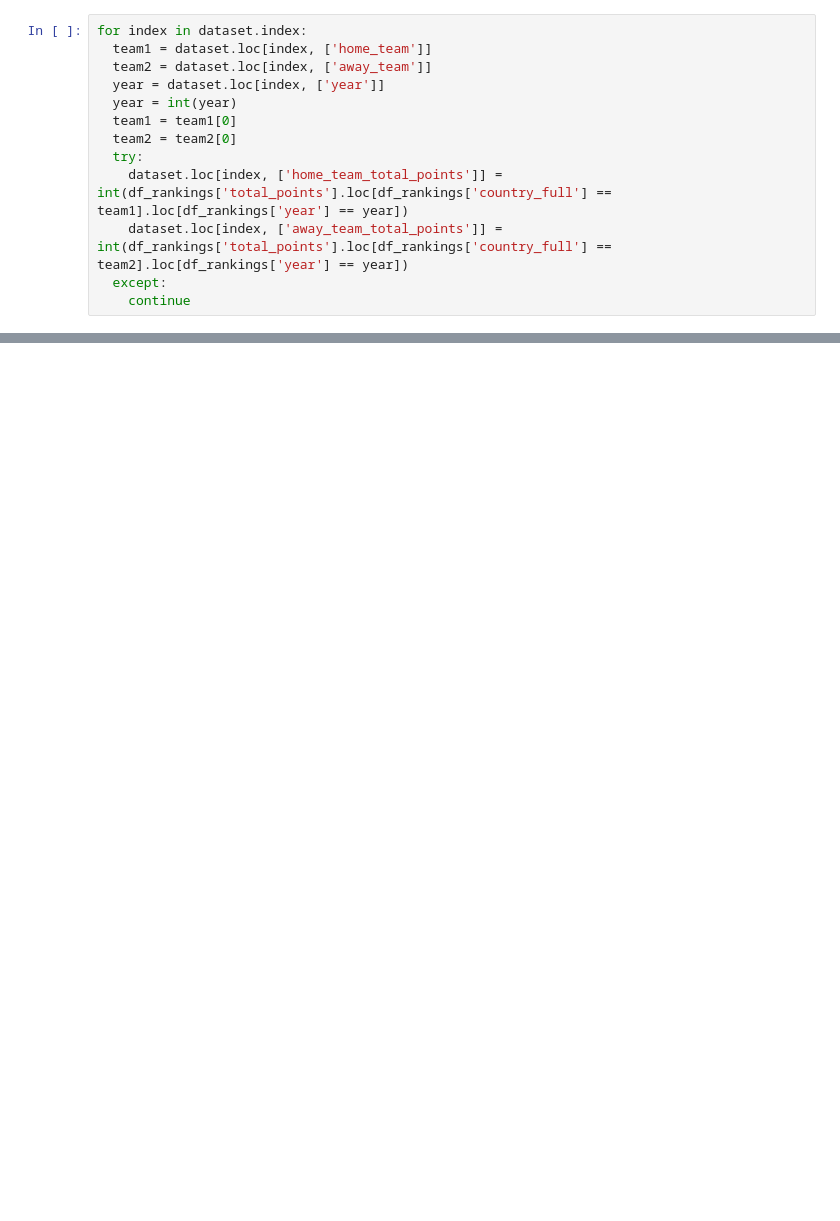
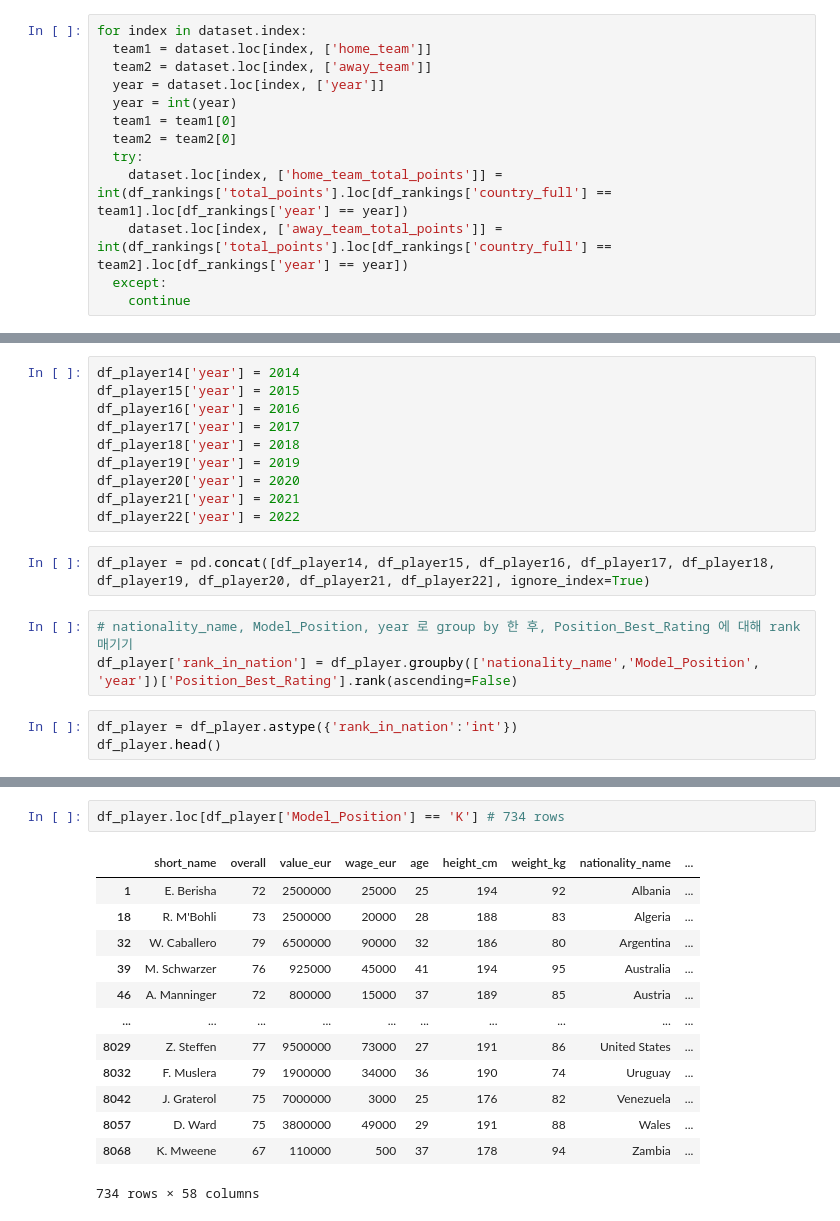
Before and after one commit to 2022-FIFA-World-Cup-Qatar-BigData/data, a Jupyter notebook: FIFA_input_dataframe.ipynb, the cells around one changed output, grey strips where cells are left out. Saved outputs shown, nothing was run; the diff lists cells and outputs as text; blank space fills up the shorter version.

```diff
--- a/FIFA_input_dataframe.ipynb
+++ b/FIFA_input_dataframe.ipynb
@@ -243,0 +519,18 @@ player 데이터 합치기
+# %%
+df_player14['year'] = 2014
+df_player15['year'] = 2015
+df_player16['year'] = 2016
+df_player17['year'] = 2017
+df_player18['year'] = 2018
+df_player19['year'] = 2019
+df_player20['year'] = 2020
+df_player21['year'] = 2021
+df_player22['year'] = 2022
+# %%
+df_player = pd.concat([df_player14, df_player15, df_player16, df_player17, df_player18, df_player19, df_player20, df_player21, df_player22], ignore_index=True)
+# %%
+# nationality_name, Model_Position, year 로 group by 한 후, Position_Best_Rating 에 대해 rank 매기기
+df_player['rank_in_nation'] = df_player.groupby(['nationality_name','Model_Position', 'year'])['Position_Best_Rating'].rank(ascending=False)
+# %%
+df_player = df_player.astype({'rank_in_nation':'int'})
+df_player.head()
@@ -243,0 +565,16 @@ player 데이터 합치기
+# %%
+df_player.loc[df_player['Model_Position'] == 'K'] # 734 rows
+# %% [output]
+|  | short_name | overall | value_eur | wage_eur | age | height_cm | weight_kg | nationality_name | ... |
+| 1 | E. Berisha | 72 | 2500000 | 25000 | 25 | 194 | 92 | Albania | ... |
+| 18 | R. M'Bohli | 73 | 2500000 | 20000 | 28 | 188 | 83 | Algeria | ... |
+| 32 | W. Caballero | 79 | 6500000 | 90000 | 32 | 186 | 80 | Argentina | ... |
+| 39 | M. Schwarzer | 76 | 925000 | 45000 | 41 | 194 | 95 | Australia | ... |
+| 46 | A. Manninger | 72 | 800000 | 15000 | 37 | 189 | 85 | Austria | ... |
+| ... | ... | ... | ... | ... | ... | ... | ... | ... | ... |
+| 8029 | Z. Steffen | 77 | 9500000 | 73000 | 27 | 191 | 86 | United States | ... |
+| 8032 | F. Muslera | 79 | 1900000 | 34000 | 36 | 190 | 74 | Uruguay | ... |
+| 8042 | J. Graterol | 75 | 7000000 | 3000 | 25 | 176 | 82 | Venezuela | ... |
+| 8057 | D. Ward | 75 | 3800000 | 49000 | 29 | 191 | 88 | Wales | ... |
+| 8068 | K. Mweene | 67 | 110000 | 500 | 37 | 178 | 94 | Zambia | ... |
+734 rows × 58 columns
```
Also changed, not shown: parts of 57 cells of this notebook, 2 other files.
